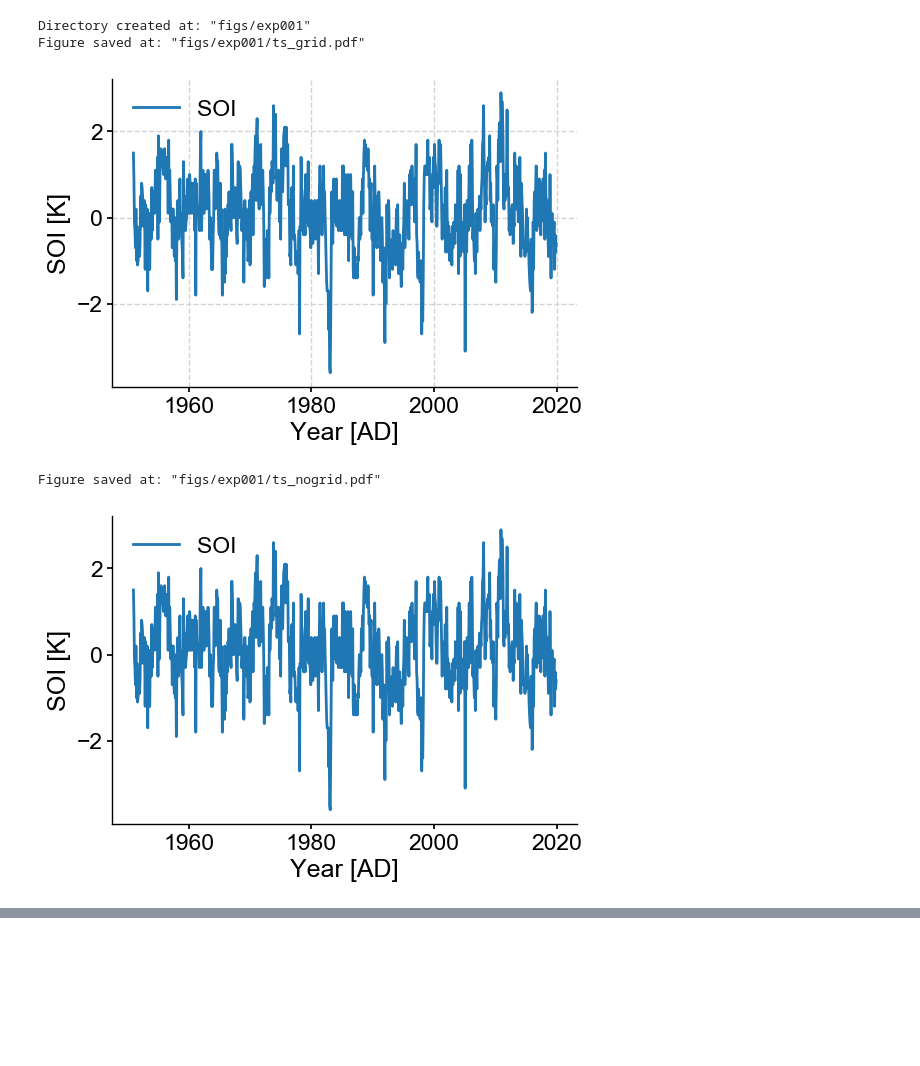
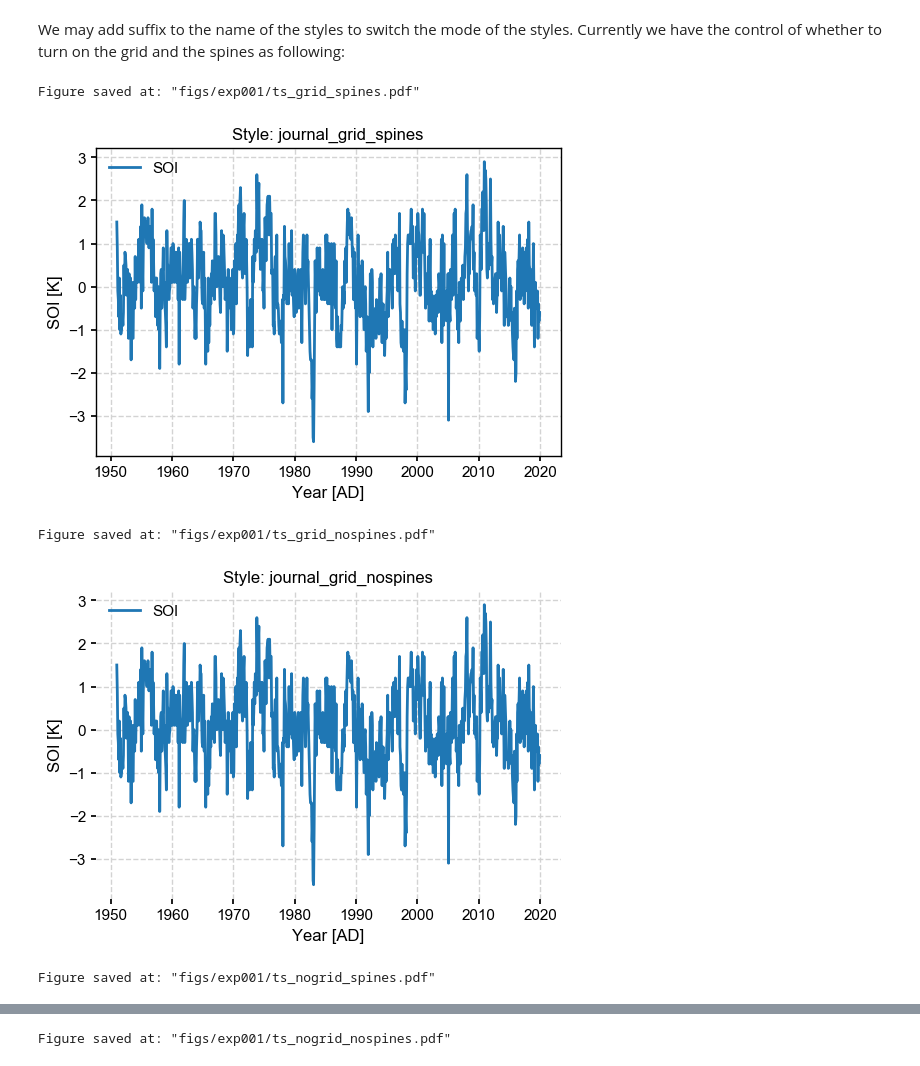
Before and after one commit to LinkedEarth/Pyleoclim_util, a Jupyter notebook: example_notebooks/plot_styles.ipynb, the cells around one changed output, grey strips where cells are left out. Drawn from its saved outputs; the diff is of its cells as text; code cells hidden in the pictures; blank space fills up the shorter version.

Commit message:
Add texts to notebook: plot_styles

```diff
--- a/example_notebooks/plot_styles.ipynb
+++ b/example_notebooks/plot_styles.ipynb
@@ -27,5 +35,5 @@ scal_wwz = ts.wavelet(settings={'nMC': 0})
 # %%
-for style in ['default', 'journal', 'web']:
+for style in ['matplotlib', 'journal', 'web']:
     pyleo.set_style(style, font_scale=1)
 
     fig = plt.figure(figsize=[10, 8])
@@ -51,13 +59,21 @@ for style in ['default', 'journal', 'web']:
 [figure]
 [figure]
+# %% [markdown]
+We may add suffix to the name of the styles to switch the mode of the styles.
+Currently we have the control of whether to turn on the grid and the spines as following:
 # %%
-for suffix in ['grid', 'nogrid']:
-    pyleo.set_style(f'journal_{suffix}')
-    fig, ax = ts.plot(figsize=[6, 4], savefig_settings={'path': f'./figs/exp001/ts_{suffix}.pdf'})
-    pyleo.showfig(fig)
+for suffix1 in ['grid', 'nogrid']:
+    for suffix2 in ['spines', 'nospines']:
+        pyleo.set_style(f'journal_{suffix1}_{suffix2}')
+        fig, ax = ts.plot(
+            figsize=[6, 4],
+            title=f'Style: journal_{suffix1}_{suffix2}',
+            savefig_settings={'path': f'./figs/exp001/ts_{suffix1}_{suffix2}.pdf'}
+        )
+        pyleo.showfig(fig)
 # %% [output]
-Directory created at: "figs/exp001"
-Figure saved at: "figs/exp001/ts_grid.pdf"
+Figure saved at: "figs/exp001/ts_grid_spines.pdf"
-[figure, old version]
+[figure, new version]
-Figure saved at: "figs/exp001/ts_nogrid.pdf"
+Figure saved at: "figs/exp001/ts_grid_nospines.pdf"
-[figure, old version]
+[figure, new version]
+Figure saved at: "figs/exp001/ts_nogrid_spines.pdf"
@@ -63,0 +81 @@ Figure saved at: "figs/exp001/ts_nogrid.pdf"
+Figure saved at: "figs/exp001/ts_nogrid_nospines.pdf"
```
Also changed, not shown: parts of 6 cells of this notebook, 10 other files.
